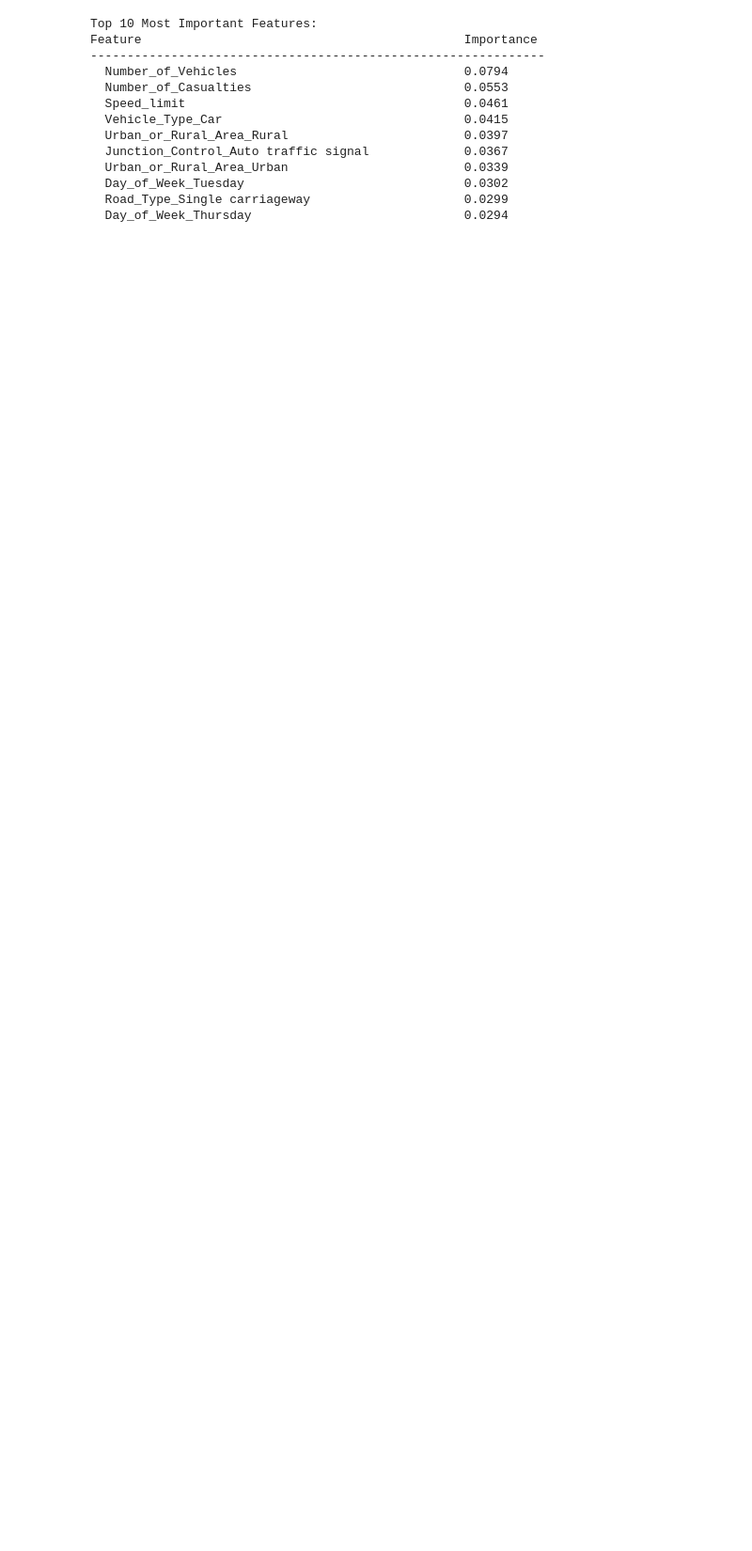
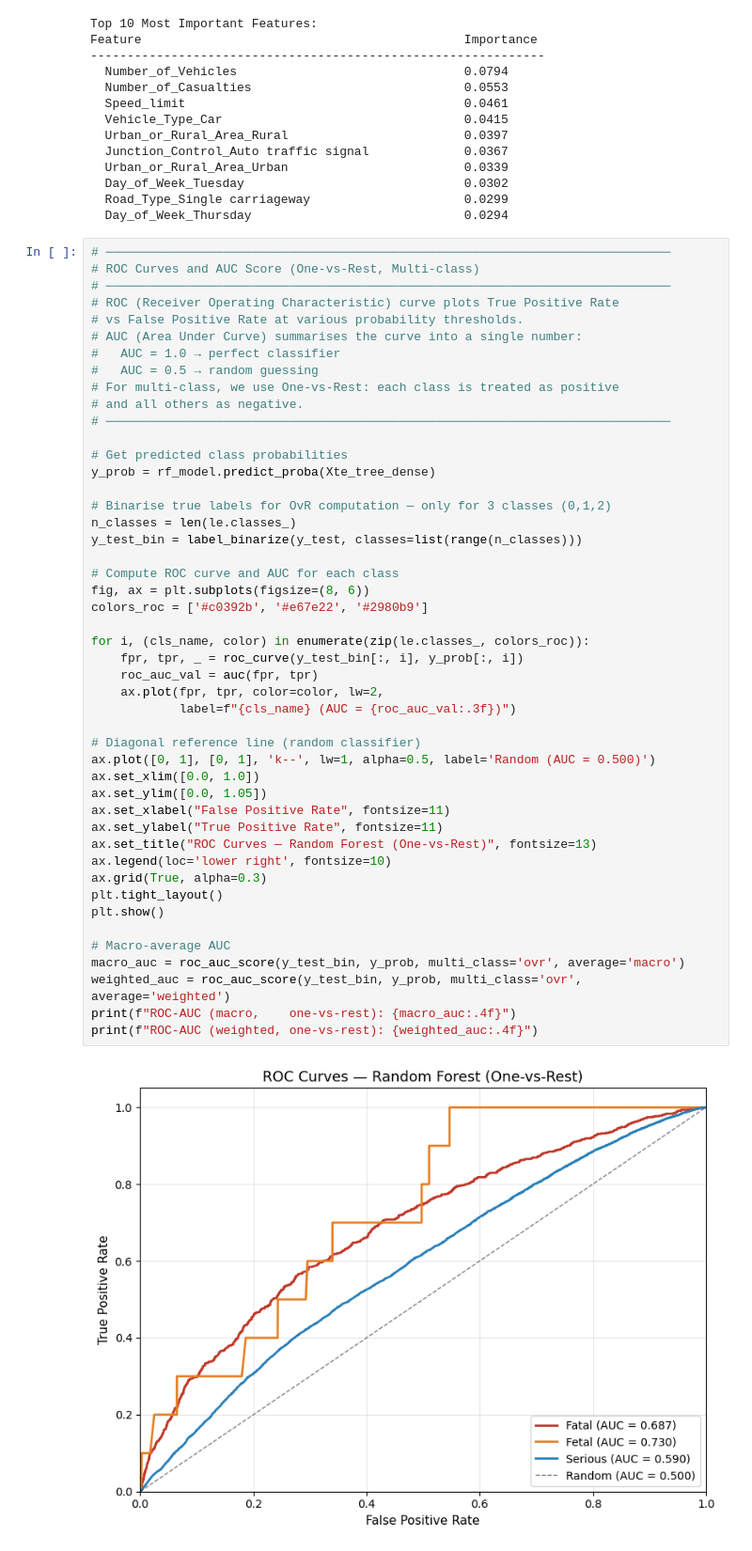
Before and after one commit to JayangaPabasara/Accident-Severity-Classifier-, a Jupyter notebook: Random_Forest.ipynb, the cells around one changed output. Shown at 94% size. Saved outputs shown, nothing was run; the diff lists cells and outputs as text; blank space fills up the shorter version.

Commit message:
ROC Curves and AUC Score (One-vs-Rest, Multi-class)

```diff
--- a/Random_Forest.ipynb
+++ b/Random_Forest.ipynb
@@ -472,3 +472,52 @@ Feature                                            Importance
   Day_of_Week_Tuesday                              0.0302
   Road_Type_Single carriageway                     0.0299
   Day_of_Week_Thursday                             0.0294
+# %%
+# ─────────────────────────────────────────────────────────────────────────────
+# ROC Curves and AUC Score (One-vs-Rest, Multi-class)
+# ─────────────────────────────────────────────────────────────────────────────
+# ROC (Receiver Operating Characteristic) curve plots True Positive Rate
+# vs False Positive Rate at various probability thresholds.
+# AUC (Area Under Curve) summarises the curve into a single number:
+#   AUC = 1.0 → perfect classifier
+#   AUC = 0.5 → random guessing
+# For multi-class, we use One-vs-Rest: each class is treated as positive
+# and all others as negative.
+# ─────────────────────────────────────────────────────────────────────────────
+
+# Get predicted class probabilities
+y_prob = rf_model.predict_proba(Xte_tree_dense)
+
+# Binarise true labels for OvR computation — only for 3 classes (0,1,2)
+n_classes = len(le.classes_)
+y_test_bin = label_binarize(y_test, classes=list(range(n_classes)))
+
+# Compute ROC curve and AUC for each class
+fig, ax = plt.subplots(figsize=(8, 6))
+colors_roc = ['#c0392b', '#e67e22', '#2980b9']
+
+for i, (cls_name, color) in enumerate(zip(le.classes_, colors_roc)):
+    fpr, tpr, _ = roc_curve(y_test_bin[:, i], y_prob[:, i])
+    roc_auc_val = auc(fpr, tpr)
+    ax.plot(fpr, tpr, color=color, lw=2,
+            label=f"{cls_name} (AUC = {roc_auc_val:.3f})")
+
+# Diagonal reference line (random classifier)
+ax.plot([0, 1], [0, 1], 'k--', lw=1, alpha=0.5, label='Random (AUC = 0.500)')
+ax.set_xlim([0.0, 1.0])
+ax.set_ylim([0.0, 1.05])
+ax.set_xlabel("False Positive Rate", fontsize=11)
+ax.set_ylabel("True Positive Rate", fontsize=11)
+ax.set_title("ROC Curves — Random Forest (One-vs-Rest)", fontsize=13)
+ax.legend(loc='lower right', fontsize=10)
+ax.grid(True, alpha=0.3)
+plt.tight_layout()
+plt.show()
+
+# Macro-average AUC
+macro_auc = roc_auc_score(y_test_bin, y_prob, multi_class='ovr', average='macro')
+weighted_auc = roc_auc_score(y_test_bin, y_prob, multi_class='ovr', average='weighted')
+print(f"ROC-AUC (macro,    one-vs-rest): {macro_auc:.4f}")
+print(f"ROC-AUC (weighted, one-vs-rest): {weighted_auc:.4f}")
+# %% [output]
+[figure, added]
```
Also changed, not shown: parts of 1 cell of this notebook.
